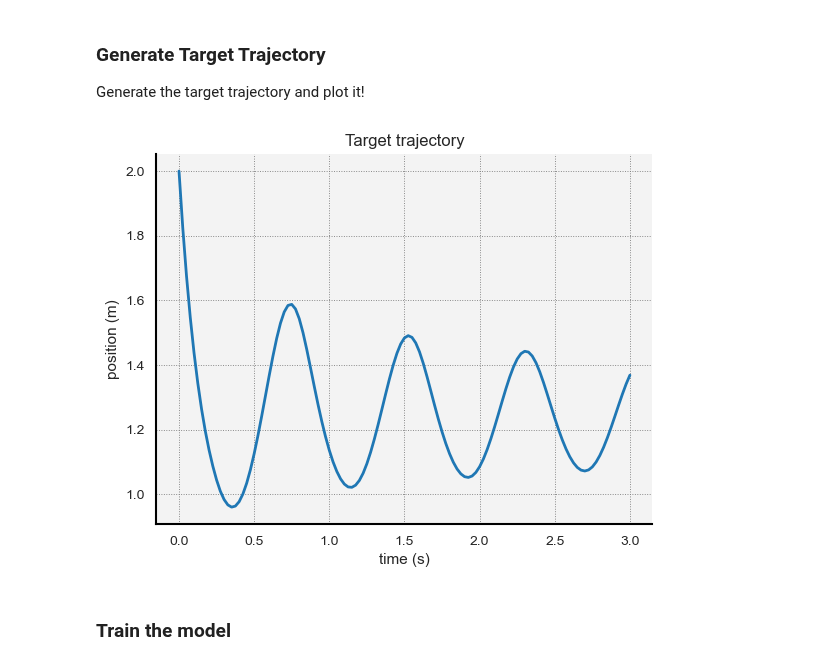
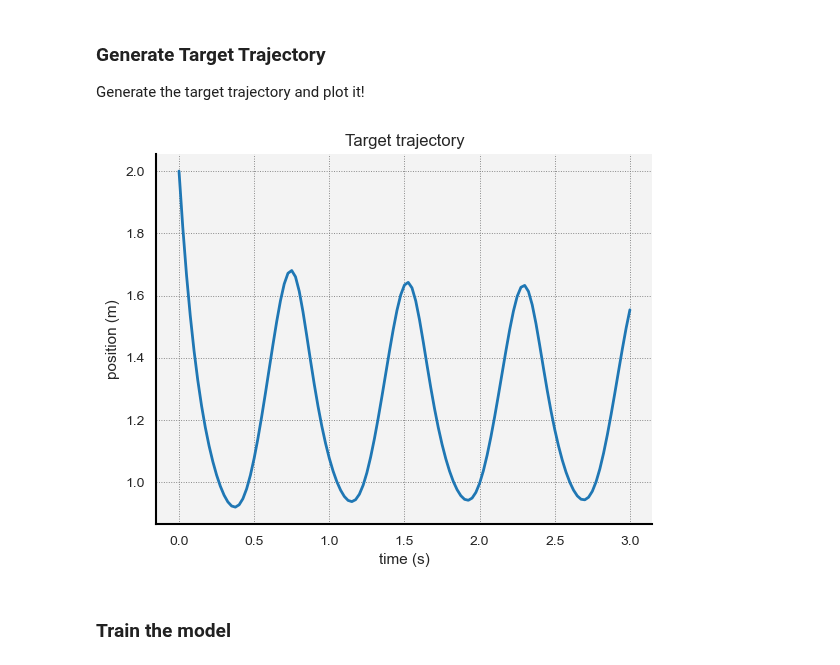
Before and after one commit to punkduckable/NDDE, a Jupyter notebook: NDDE.ipynb, the cells around one changed output. Cells and saved outputs as stored; diff of their text form; code cells hidden in the pictures.

```diff
--- a/NDDE.ipynb
+++ b/NDDE.ipynb
@@ -79,24 +79,24 @@ Initialize_MPL();
 Generate the target trajectory and plot it!
 # %%
 # Set up the parameters and tau value for the target trajectory.
-F_Target        = F_Model(p = 5.0, V0 = 6.5, a = 2.0, m = 6);
-a_Target        = torch.Tensor([0.0]);
+F_Target        = F_Model(p = 5.0, V0 = 6.5, a = 2.0, m = 8);
+a_Target        = torch.Tensor([0.5]);
 b_Target        = torch.Tensor([2]);
 X0_Target       = X0_Model(a = a_Target, b = b_Target);
 tau_Target      = torch.tensor(0.25);
 T_Target        = torch.tensor(3.0);
 
 # Get the target trajectory!
 x_Target, t_Target  = DDE_Solver(F = F_Target, X0 = X0_Target, tau = tau_Target, T = T_Target);
 
 # Finally, lets plot the target trajectory.
 seaborn.lineplot(x = t_Target, y = x_Target[0, :].reshape(-1).detach().numpy());
 seaborn.despine();
 plt.xlabel("time (s)");
 plt.ylabel("position (m)");
 plt.title("Target trajectory");
 # %% [output]
-[figure, old version]
+[figure, new version]
 # %% [markdown]
 ### Train the model
 # %%
```
Also changed, not shown: parts of 3 cells of this notebook, 3 other files.
